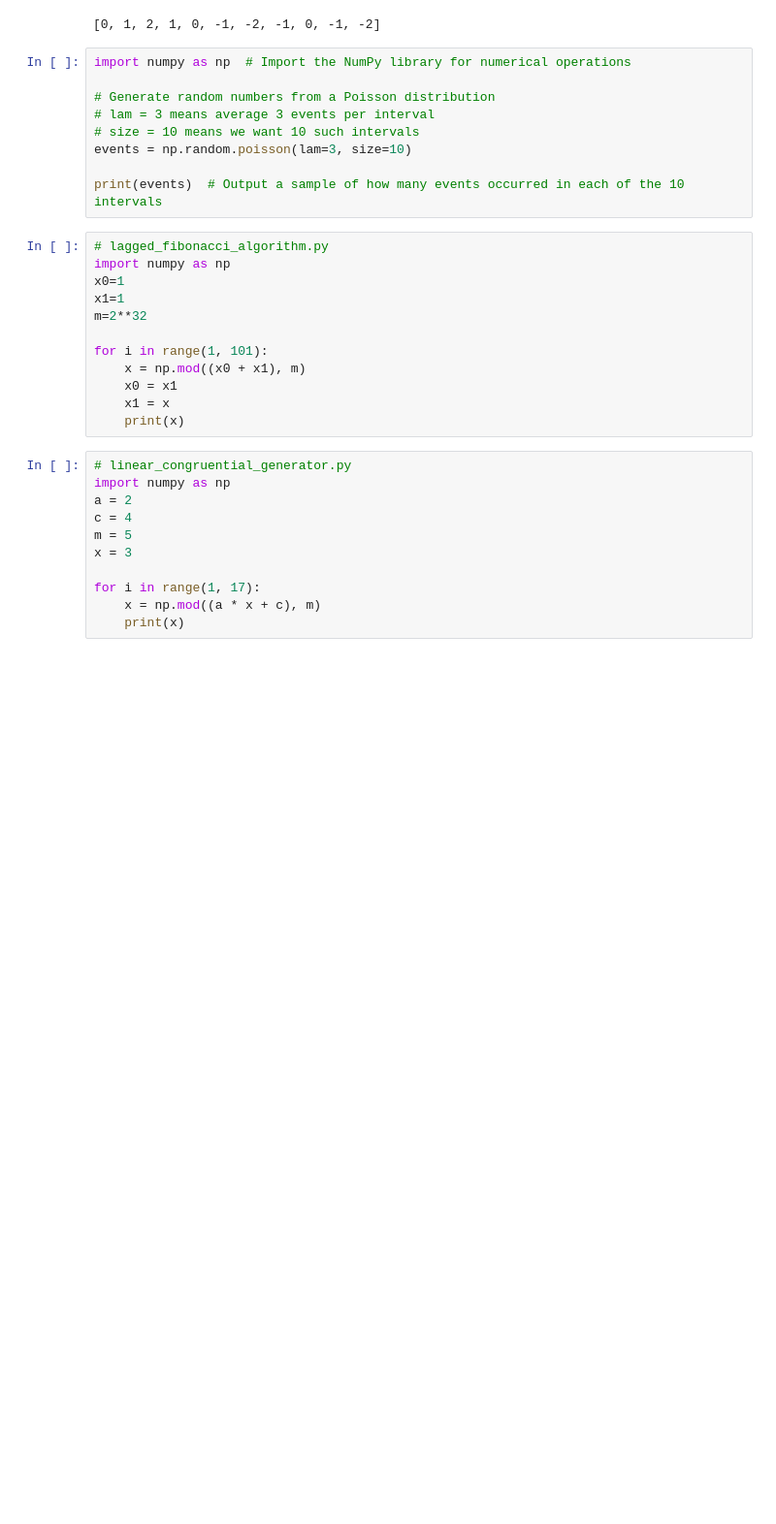
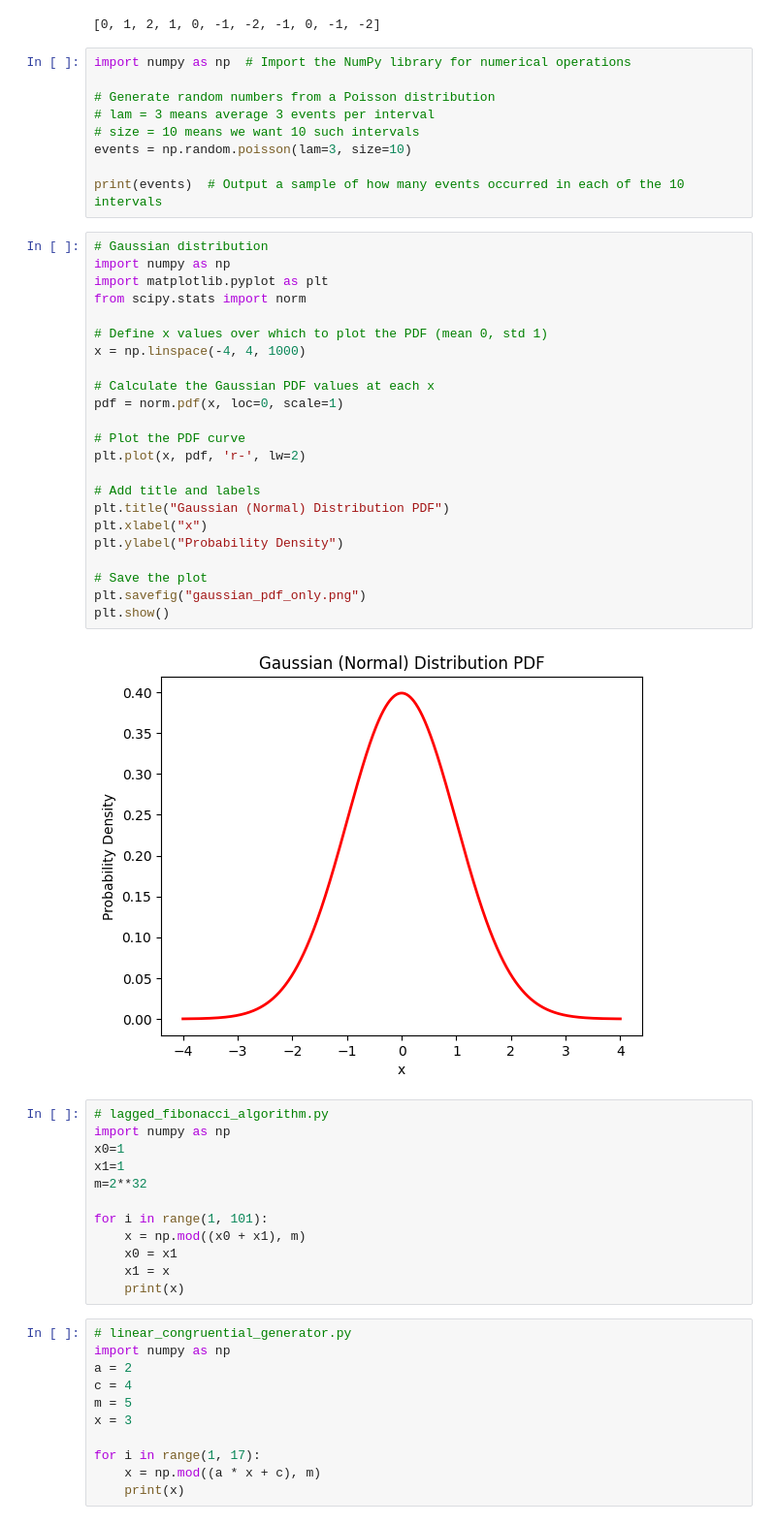
Before and after one commit to Elwarfalli/MSE-1500-Simulation-Modeling-with-Python, a Jupyter notebook: chapter_2.ipynb, the cells around one changed output. Shown: that part at 97% size. Saved outputs shown, nothing was run; the diff lists cells and outputs as text; blank space fills up the shorter version.

```diff
--- a/chapter_2.ipynb
+++ b/chapter_2.ipynb
@@ -37,6 +37,31 @@ import numpy as np  # Import the NumPy library for numerical operations
 events = np.random.poisson(lam=3, size=10)
 
 print(events)  # Output a sample of how many events occurred in each of the 10 intervals
+# %%
+# Gaussian distribution
+import numpy as np
+import matplotlib.pyplot as plt
+from scipy.stats import norm
+
+# Define x values over which to plot the PDF (mean 0, std 1)
+x = np.linspace(-4, 4, 1000)
+
+# Calculate the Gaussian PDF values at each x
+pdf = norm.pdf(x, loc=0, scale=1)
+
+# Plot the PDF curve
+plt.plot(x, pdf, 'r-', lw=2)
+
+# Add title and labels
+plt.title("Gaussian (Normal) Distribution PDF")
+plt.xlabel("x")
+plt.ylabel("Probability Density")
+
+# Save the plot
+plt.savefig("gaussian_pdf_only.png")
+plt.show()
+# %% [output]
+[figure, added]
 # %%
 # lagged_fibonacci_algorithm.py
 import numpy as np
```
